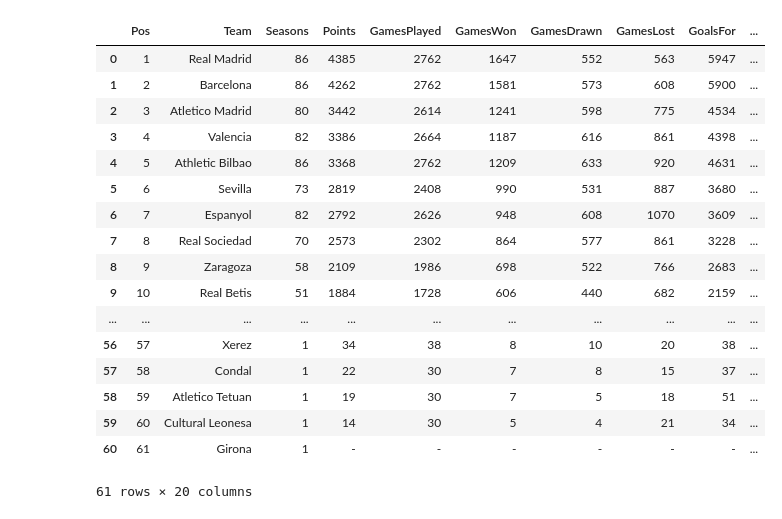
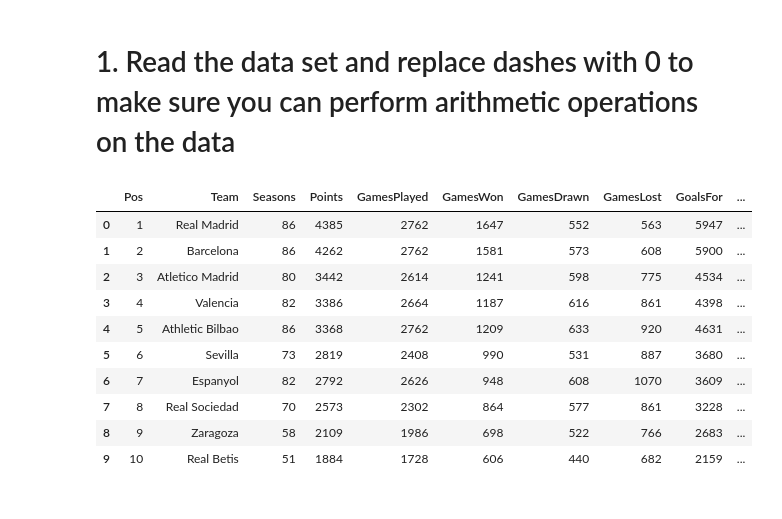
Before and after one commit to GreatLearningAIML1/aiml-ml-hyd-nov-18-batch-kk0202418, a Jupyter notebook: Statistics_External_Lab.ipynb, the cells around one changed output. Drawn from its saved outputs; the diff is of its cells as text; code cells hidden in the pictures.

```diff
--- a/Statistics_External_Lab.ipynb
+++ b/Statistics_External_Lab.ipynb
@@ -1,25 +1,21 @@
 # %%
 import pandas as pd
 import numpy as np
+# %% [markdown]
+# 1. Read the data set and replace dashes with 0 to make sure you can perform arithmetic operations on the data
 # %%
-data = pd.read_csv("Laliga.csv")
-data.head(100)
+#Read the data set
+data = pd.read_csv("Laliga.csv",skiprows=1)
+data.head(10)
 # %% [output]
 |  | Pos | Team | Seasons | Points | GamesPlayed | GamesWon | GamesDrawn | GamesLost | GoalsFor | ... |
 | 0 | 1 | Real Madrid | 86 | 4385 | 2762 | 1647 | 552 | 563 | 5947 | ... |
 | 1 | 2 | Barcelona | 86 | 4262 | 2762 | 1581 | 573 | 608 | 5900 | ... |
 | 2 | 3 | Atletico Madrid | 80 | 3442 | 2614 | 1241 | 598 | 775 | 4534 | ... |
 | 3 | 4 | Valencia | 82 | 3386 | 2664 | 1187 | 616 | 861 | 4398 | ... |
 | 4 | 5 | Athletic Bilbao | 86 | 3368 | 2762 | 1209 | 633 | 920 | 4631 | ... |
 | 5 | 6 | Sevilla | 73 | 2819 | 2408 | 990 | 531 | 887 | 3680 | ... |
 | 6 | 7 | Espanyol | 82 | 2792 | 2626 | 948 | 608 | 1070 | 3609 | ... |
 | 7 | 8 | Real Sociedad | 70 | 2573 | 2302 | 864 | 577 | 861 | 3228 | ... |
 | 8 | 9 | Zaragoza | 58 | 2109 | 1986 | 698 | 522 | 766 | 2683 | ... |
 | 9 | 10 | Real Betis | 51 | 1884 | 1728 | 606 | 440 | 682 | 2159 | ... |
-| ... | ... | ... | ... | ... | ... | ... | ... | ... | ... | ... |
-| 56 | 57 | Xerez | 1 | 34 | 38 | 8 | 10 | 20 | 38 | ... |
-| 57 | 58 | Condal | 1 | 22 | 30 | 7 | 8 | 15 | 37 | ... |
-| 58 | 59 | Atletico Tetuan | 1 | 19 | 30 | 7 | 5 | 18 | 51 | ... |
-| 59 | 60 | Cultural Leonesa | 1 | 14 | 30 | 5 | 4 | 21 | 34 | ... |
-| 60 | 61 | Girona | 1 | - | - | - | - | - | - | ... |
-61 rows × 20 columns
```
Also changed, not shown: parts of 6 cells of this notebook.
